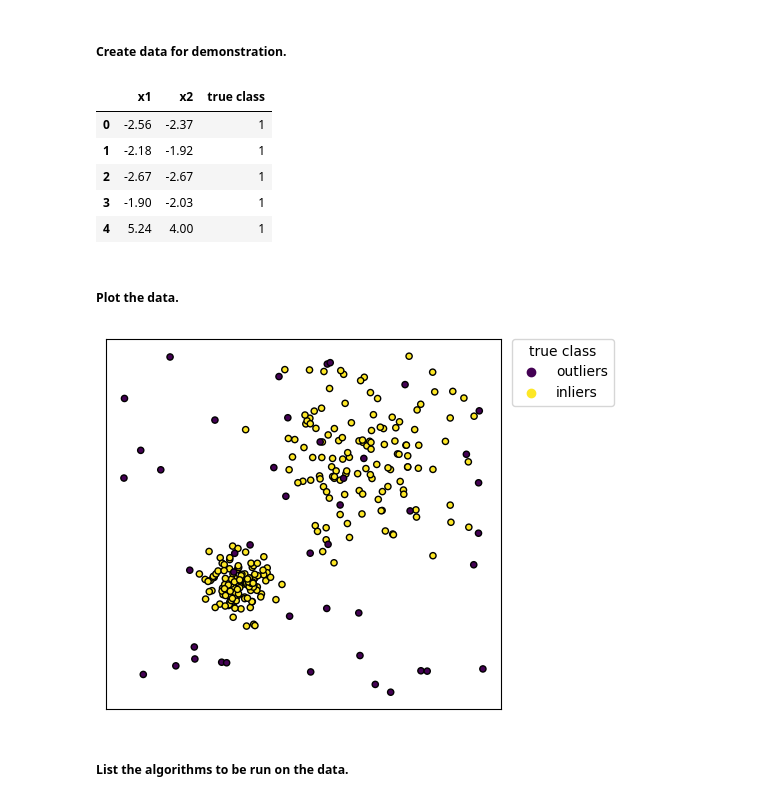
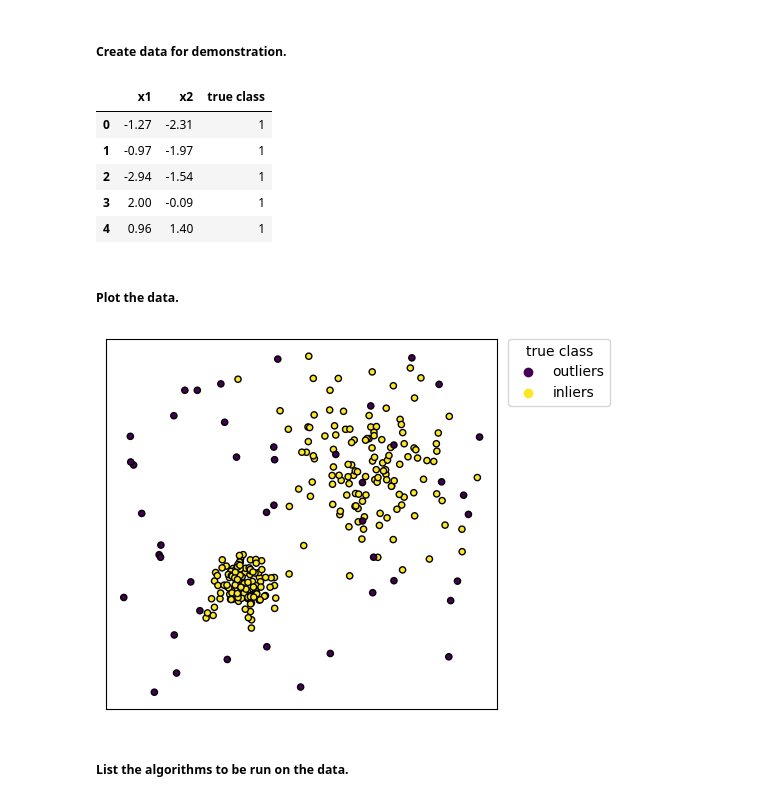
Before and after one commit to bmarquez429/AI-ML-DS-Excursions, a Jupyter notebook: 012_anomalyDetectionOnSyntheticData/anomalyDetectionOnSyntheticData.ipynb, the cells around one changed output. Cells and saved outputs as stored; diff of their text form; code cells hidden in the pictures.

```diff
--- a/012_anomalyDetectionOnSyntheticData/anomalyDetectionOnSyntheticData.ipynb
+++ b/012_anomalyDetectionOnSyntheticData/anomalyDetectionOnSyntheticData.ipynb
@@ -31,25 +32,25 @@ pd.options.display.float_format = "{:.2f}".format
 # %%
 nSamples = 300
 outliersFraction = 0.15
 nOutliers = int(outliersFraction*nSamples)
 nInliers = nSamples - nOutliers
-inliers = make_blobs(n_samples = nInliers, centers = [[2, 2], [-2, -2]], cluster_std = [1.5, 0.5], random_state = 0)
-rng = np.random.RandomState(0)
+inliers = make_blobs(n_samples = nInliers, centers = [[2, 2], [-2, -2]], cluster_std = [1.5, 0.5], random_state = 1)
+rng = np.random.RandomState(1)
 outliers = rng.uniform(low = -6, high = 6, size = (nOutliers, 2))
 
 X = np.concatenate([inliers[0], outliers])
 y = np.concatenate([np.ones(nInliers, dtype = int), -np.ones(nOutliers, dtype = int)])
 
 data = pd.DataFrame(X, columns = ["x1", "x2"])
 data["true class"] = y
 data.head()
 # %% [output]
 |  | x1 | x2 | true class |
-| 0 | -2.56 | -2.37 | 1 |
-| 1 | -2.18 | -1.92 | 1 |
-| 2 | -2.67 | -2.67 | 1 |
-| 3 | -1.90 | -2.03 | 1 |
-| 4 | 5.24 | 4.00 | 1 |
+| 0 | -1.27 | -2.31 | 1 |
+| 1 | -0.97 | -1.97 | 1 |
+| 2 | -2.94 | -1.54 | 1 |
+| 3 | 2.00 | -0.09 | 1 |
+| 4 | 0.96 | 1.40 | 1 |
 # %% [markdown]
 ##### Plot the data.
 # %%
@@ -63,7 +64,7 @@ ax = plt.gca()
 ax.set_aspect("equal", adjustable = "box")
 plt.show()
 # %% [output]
-[figure, old version]
+[figure, new version]
 # %% [markdown]
 ##### List the algorithms to be run on the data.
 # %%
```
Also changed, not shown: parts of 8 cells of this notebook.
